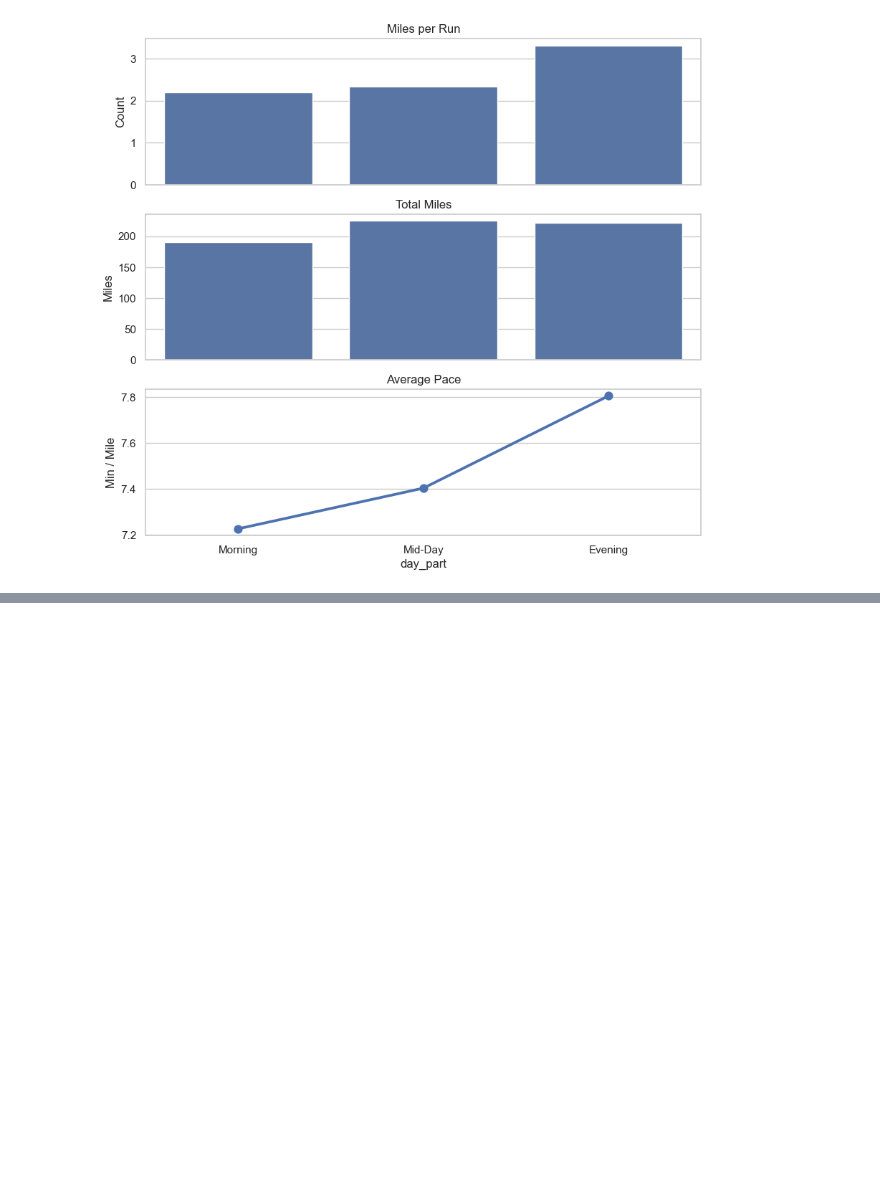
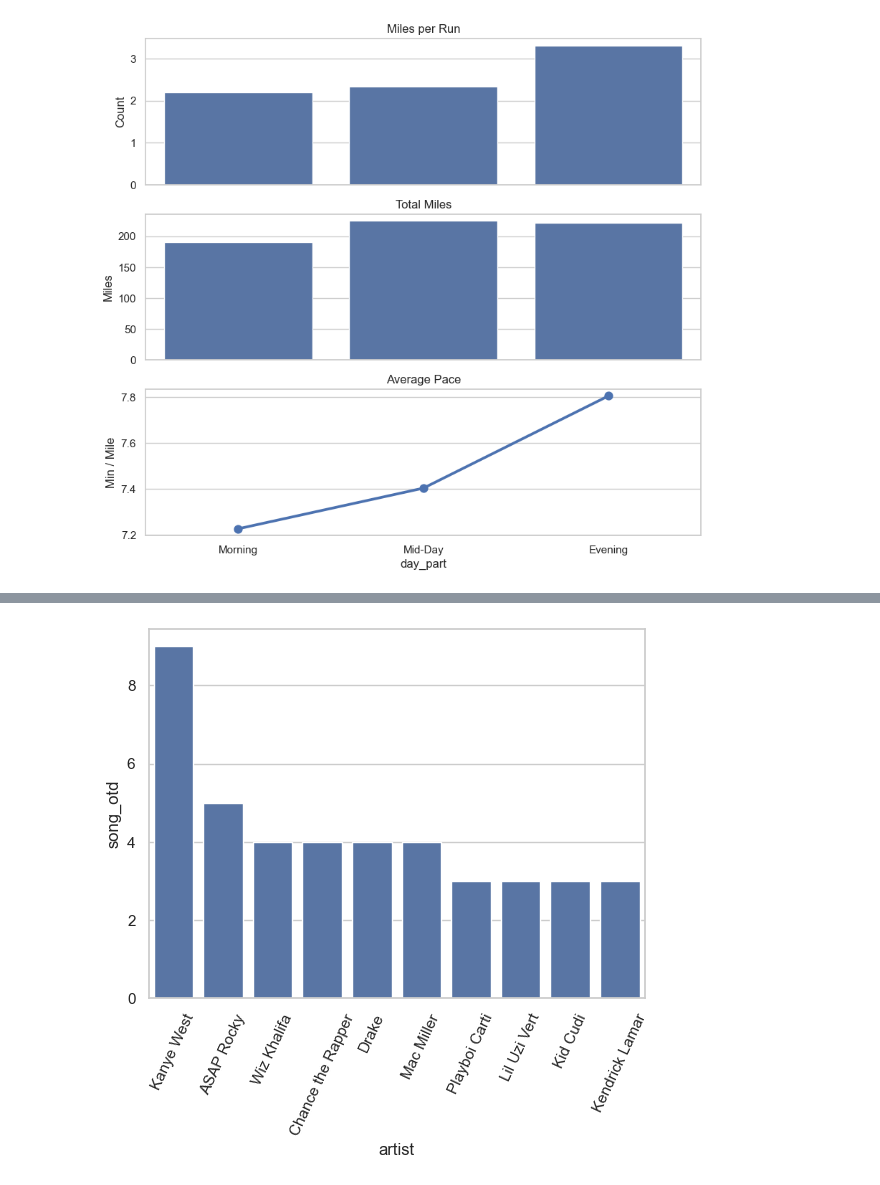
Before and after one commit to benstager/strava, a Jupyter notebook: analysis.ipynb, the cells around one changed output, grey strips where cells are left out. Cells and saved outputs as stored; diff of their text form; code cells hidden in the pictures; blank space fills up the shorter version.

Commit message:
added the coolest functionality, exported all my songs using spotify's api

```diff
--- a/analysis.ipynb
+++ b/analysis.ipynb
@@ -256,3 +272,7 @@ axes[2]
 # %% [output]
 <Axes: title={'center': 'Average Pace'}, xlabel='day_part', ylabel='Min / Mile'>
 [figure]
+# %%
+artist_counts = df.groupby('artist').agg({'song_otd':'count'}).reset_index()
+# %%
+top_10_artists = artist_counts.sort_values('song_otd', ascending=False).head(10)
@@ -258,0 +293,6 @@ axes[2]
+# %%
+sns.barplot(data=top_10_artists, x='artist', y='song_otd')
+plt.xticks(rotation=65)
+plt.show()
+# %% [output]
+[figure, added]
```
Also changed, not shown: parts of 13 cells of this notebook.
